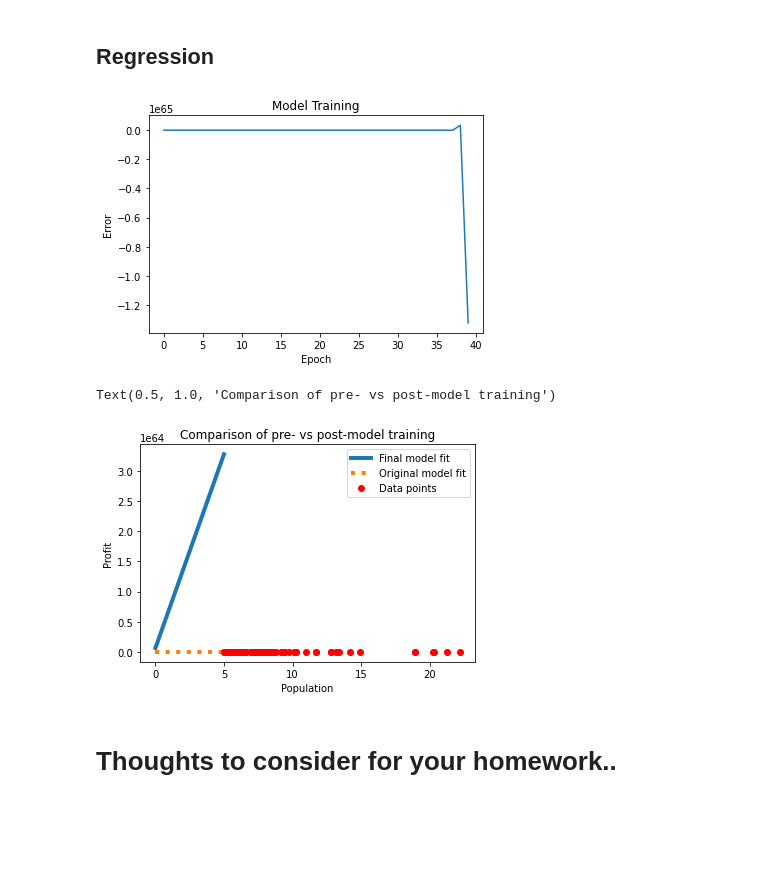
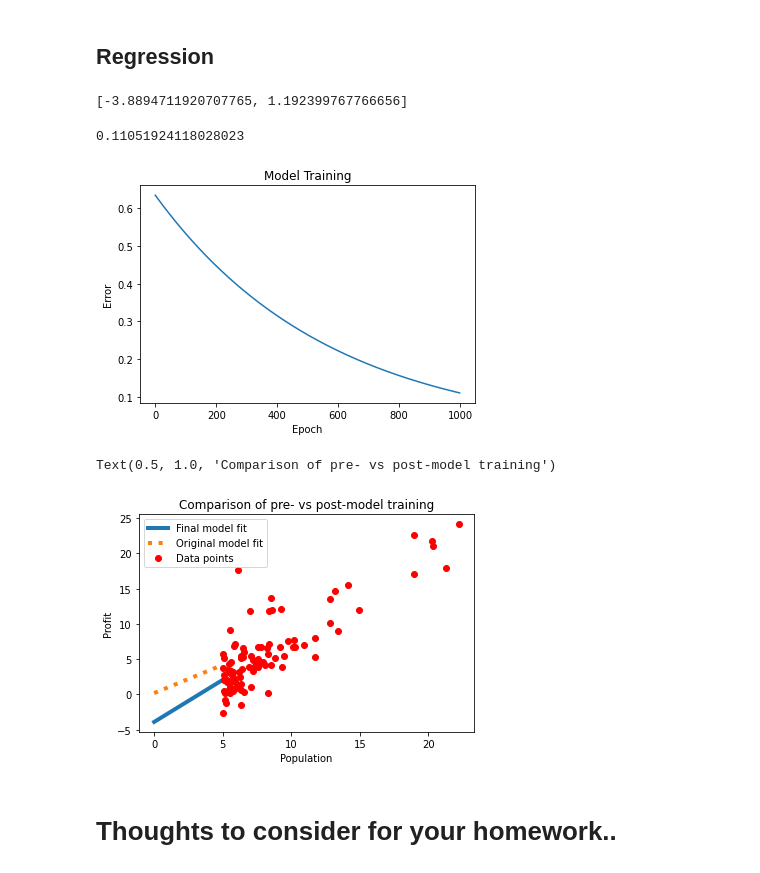
Before and after one commit to gentryae/ML_classwork, a Jupyter notebook: A8_pt1.ipynb, the cells around one changed output. Drawn from its saved outputs; the diff is of its cells as text; code cells hidden in the pictures; blank space fills up the shorter version.

```diff
--- a/A8_pt1.ipynb
+++ b/A8_pt1.ipynb
@@ -98,6 +98,6 @@ Keeping in mind:
 * _i_ denotes a particular training example
 # %%
 # new parameter - learning rate
-alpha = 5e-2
+alpha = 5e-1
 alpha
 # %% [output]
@@ -185,12 +186,12 @@ def gradient_descent(training_data, thetas, alpha=5e-3):
 ## Regression
 # %%
 # set initial parameters
-thetas = [3.44, 2.13]
+thetas = [0.2, 0.8]
 old_thetas = thetas.copy()
-alpha = 5e-3
+alpha = 1e-4
 
 # prepare training
-total_epochs = 40
+total_epochs = 3700
 error_traj = [0] * total_epochs
 
 # perform training
@@ -198,14 +199,22 @@ for epoch in range(total_epochs):
     thetas, epoch_error = gradient_descent(data, thetas, alpha)
     # store a history of errors
     error_traj[epoch] = epoch_error
+# %%
+thetas
+# %% [output]
+[-3.8894711920707765, 1.192399767766656]
+# %%
+epoch_error
+# %% [output]
+0.11051924118028023
 # %%
 # Let's do an exploratory plot
-plt.plot(error_traj)
+plt.plot(error_traj[-1000:])
 plt.xlabel('Epoch')
 plt.ylabel('Error')
 plt.title('Model Training');
 # %% [output]
-[figure, old version]
+[figure, new version]
 # %%
 # Let's look at the actual least squares
 lin_pts = np.linspace(0, 5, 25) # gives you 25 values between [0, 5]
@@ -226,7 +235,7 @@ plt.ylabel('Profit')
 plt.title('Comparison of pre- vs post-model training')
 # %% [output]
 Text(0.5, 1.0, 'Comparison of pre- vs post-model training')
-[figure, old version]
+[figure, new version]
 # %% [markdown]
 # Thoughts to consider for your homework..
 # %% [markdown]
```
Also changed, not shown: parts of 8 cells of this notebook.
